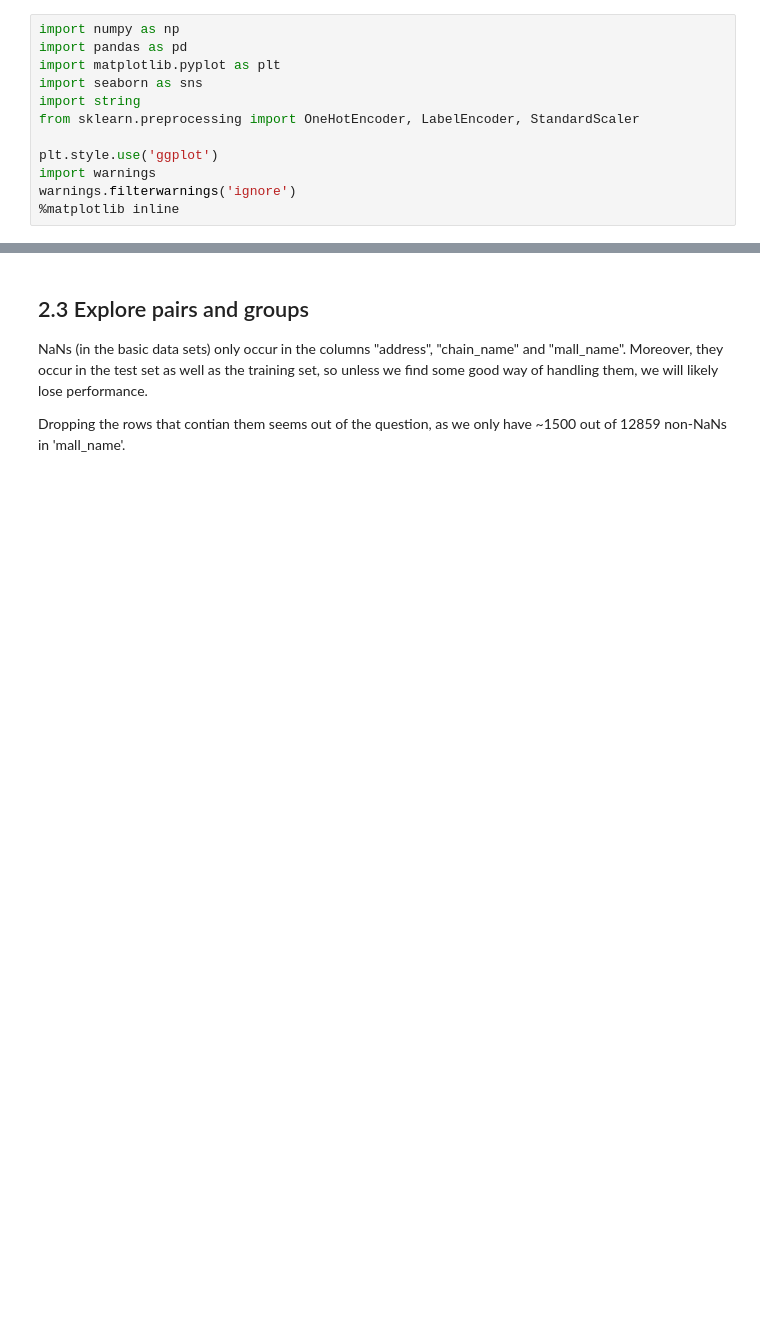
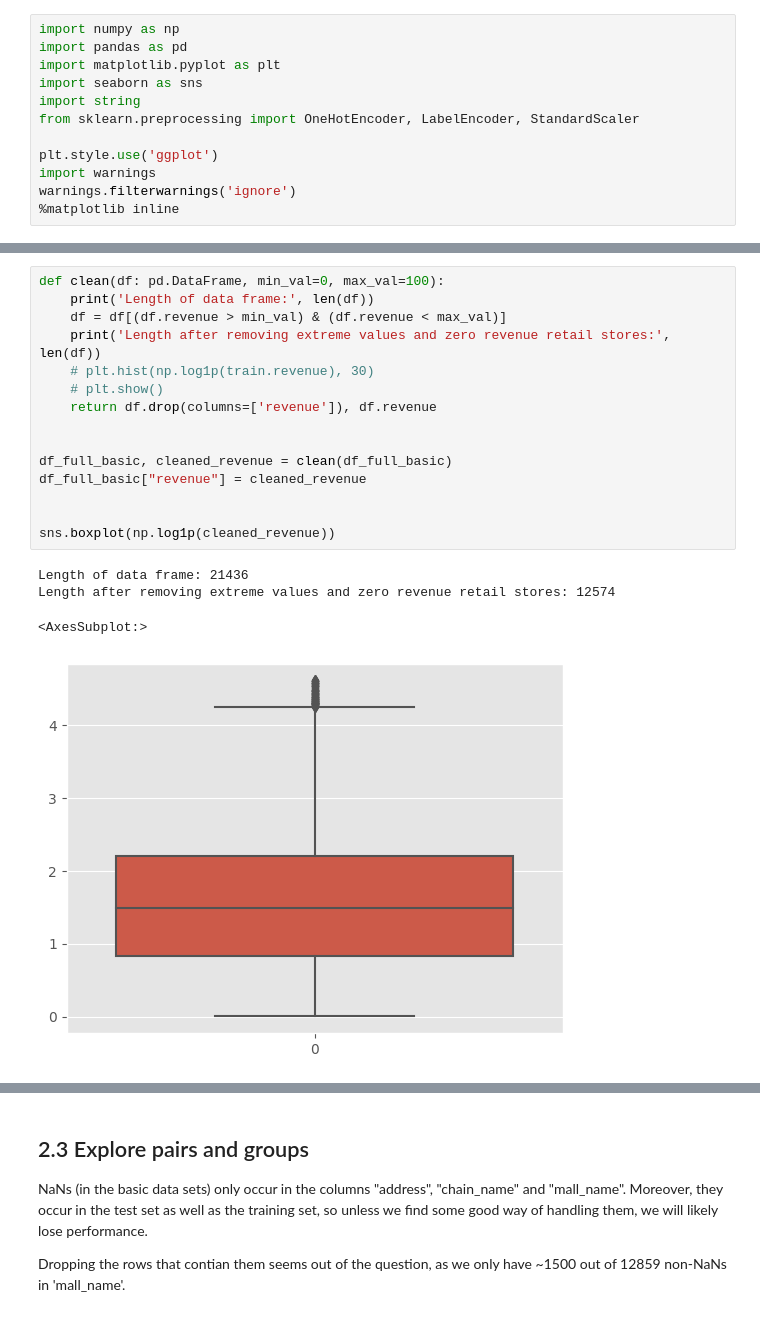
Before and after one commit to kasparpg/maskinprosjekt, a Jupyter notebook: Long-notebook.ipynb, the cells around one changed output, grey strips where cells are left out. Saved outputs shown, nothing was run; the diff lists cells and outputs as text; blank space fills up the shorter version.

```diff
--- a/Long-notebook.ipynb
+++ b/Long-notebook.ipynb
@@ -171,0 +123,20 @@ None
+# %%
+def clean(df: pd.DataFrame, min_val=0, max_val=100):
+    print('Length of data frame:', len(df))
+    df = df[(df.revenue > min_val) & (df.revenue < max_val)]
+    print('Length after removing extreme values and zero revenue retail stores:',  len(df))
+    # plt.hist(np.log1p(train.revenue), 30)
+    # plt.show()
+    return df.drop(columns=['revenue']), df.revenue
+
+
+df_full_basic, cleaned_revenue = clean(df_full_basic)
+df_full_basic["revenue"] = cleaned_revenue
+
+
+sns.boxplot(np.log1p(cleaned_revenue))
+# %% [output]
+Length of data frame: 21436
+Length after removing extreme values and zero revenue retail stores: 12574
+<AxesSubplot:>
+[figure, added]
```
Also changed, not shown: parts of 29 cells of this notebook, 1 other file.
